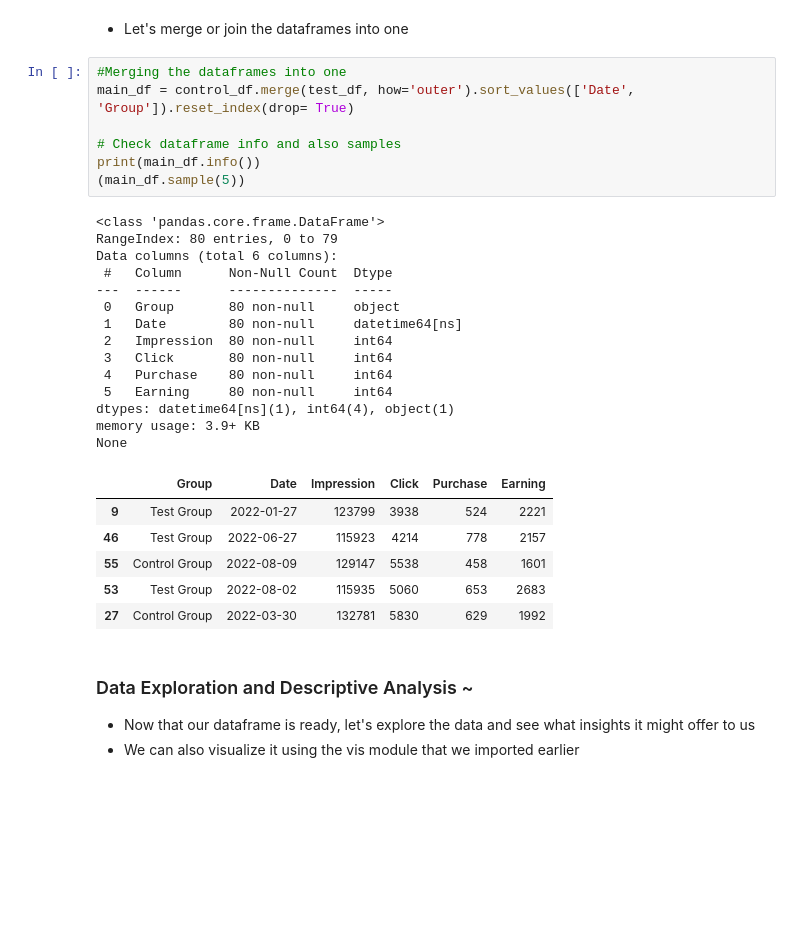
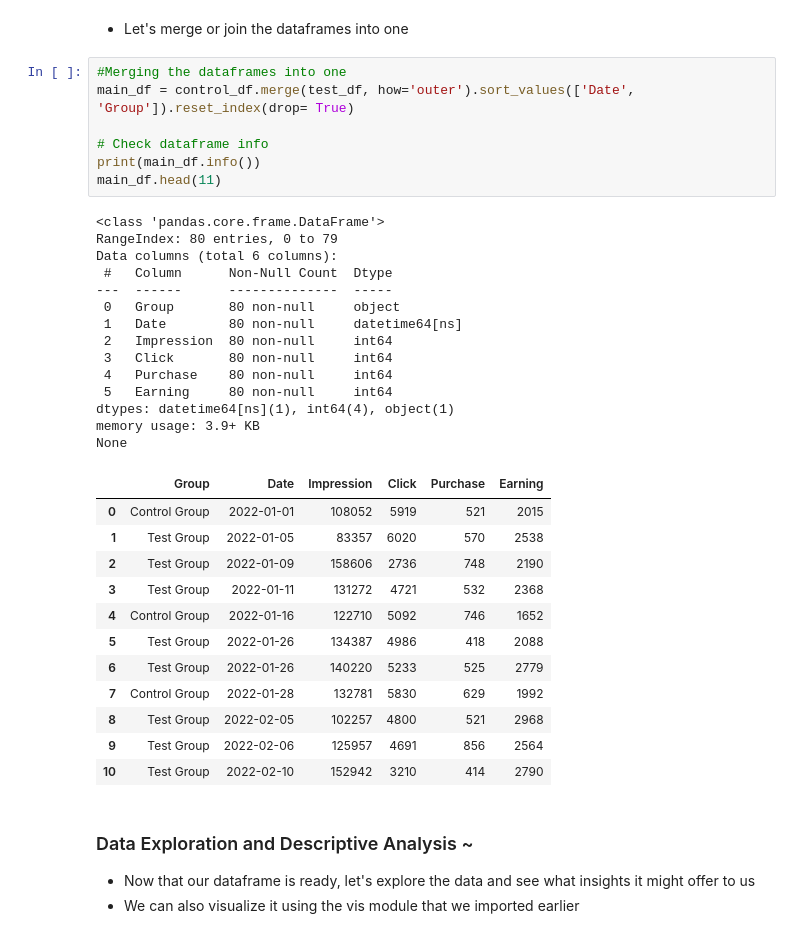
Before and after one commit to Lt-Dan-Taylor/facebook-ads-AB-testing, a Jupyter notebook: facebook-ads-AB-testing.ipynb, the cells around one changed output. Cells and saved outputs as stored; diff of their text form; blank space fills up the shorter version.

```diff
--- a/facebook-ads-AB-testing.ipynb
+++ b/facebook-ads-AB-testing.ipynb
@@ -176,31 +190,37 @@ print(test_df.sample(2))
 # %%
 #Merging the dataframes into one
 main_df = control_df.merge(test_df, how='outer').sort_values(['Date', 'Group']).reset_index(drop= True)
 
-# Check dataframe info and also samples
+# Check dataframe info
 print(main_df.info())
-(main_df.sample(5))
+main_df.head(11)
 # %% [output]
 <class 'pandas.core.frame.DataFrame'>
 RangeIndex: 80 entries, 0 to 79
 Data columns (total 6 columns):
  #   Column      Non-Null Count  Dtype
 ---  ------      --------------  -----
  0   Group       80 non-null     object
  1   Date        80 non-null     datetime64[ns]
  2   Impression  80 non-null     int64
  3   Click       80 non-null     int64
  4   Purchase    80 non-null     int64
  5   Earning     80 non-null     int64
 dtypes: datetime64[ns](1), int64(4), object(1)
 memory usage: 3.9+ KB
 None
 |  | Group | Date | Impression | Click | Purchase | Earning |
-| 9 | Test Group | 2022-01-27 | 123799 | 3938 | 524 | 2221 |
-| 46 | Test Group | 2022-06-27 | 115923 | 4214 | 778 | 2157 |
-| 55 | Control Group | 2022-08-09 | 129147 | 5538 | 458 | 1601 |
-| 53 | Test Group | 2022-08-02 | 115935 | 5060 | 653 | 2683 |
-| 27 | Control Group | 2022-03-30 | 132781 | 5830 | 629 | 1992 |
+| 0 | Control Group | 2022-01-01 | 108052 | 5919 | 521 | 2015 |
+| 1 | Test Group | 2022-01-05 | 83357 | 6020 | 570 | 2538 |
+| 2 | Test Group | 2022-01-09 | 158606 | 2736 | 748 | 2190 |
+| 3 | Test Group | 2022-01-11 | 131272 | 4721 | 532 | 2368 |
+| 4 | Control Group | 2022-01-16 | 122710 | 5092 | 746 | 1652 |
+| 5 | Test Group | 2022-01-26 | 134387 | 4986 | 418 | 2088 |
+| 6 | Test Group | 2022-01-26 | 140220 | 5233 | 525 | 2779 |
+| 7 | Control Group | 2022-01-28 | 132781 | 5830 | 629 | 1992 |
+| 8 | Test Group | 2022-02-05 | 102257 | 4800 | 521 | 2968 |
+| 9 | Test Group | 2022-02-06 | 125957 | 4691 | 856 | 2564 |
+| 10 | Test Group | 2022-02-10 | 152942 | 3210 | 414 | 2790 |
 # %% [markdown]
 <a id='eda'></a>
 ### Data Exploration and Descriptive Analysis ~
```
Also changed, not shown: parts of 16 cells of this notebook, 8 other files.
